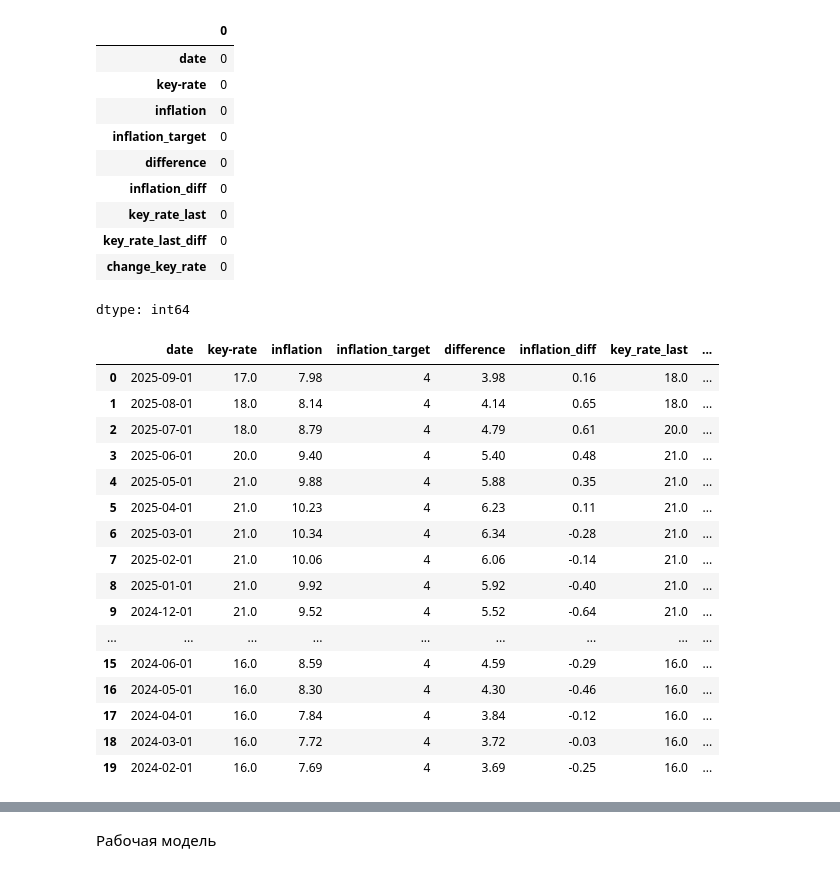
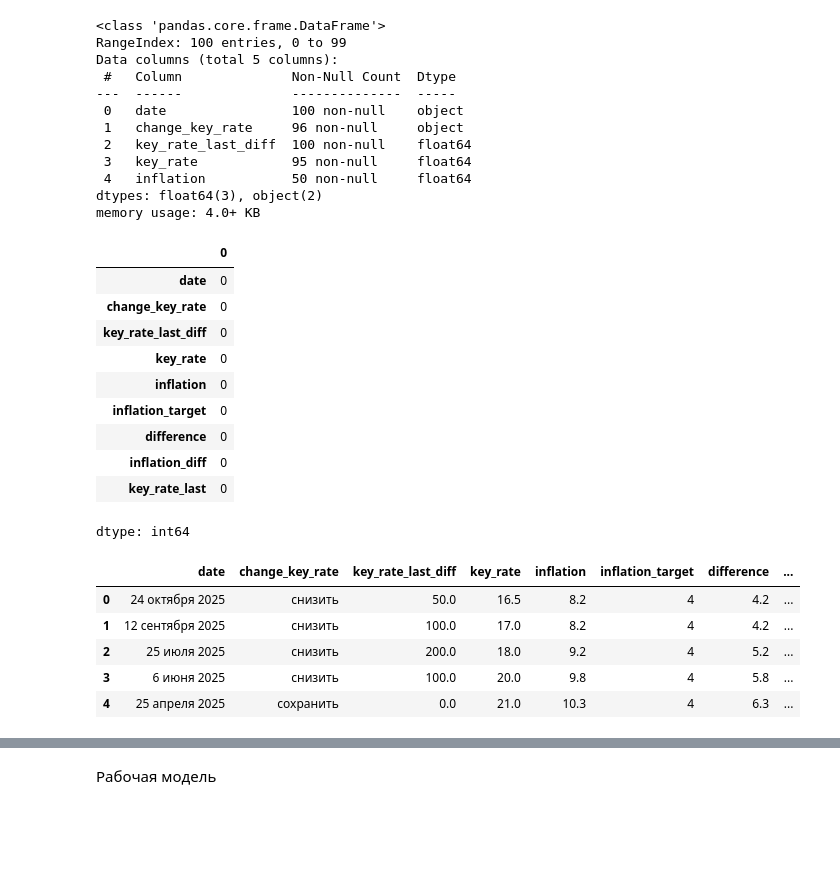
Before and after one commit to HSEAi2025Team-7/keyRateForecast, a Jupyter notebook: ML_key_rate.ipynb, the cells around one changed output, grey strips where cells are left out. Drawn from its saved outputs; the diff is of its cells as text; code cells hidden in the pictures; blank space fills up the shorter version.

```diff
--- a/ML_key_rate.ipynb
+++ b/ML_key_rate.ipynb
@@ -17,4 +6,29 @@ key['inflation'] = key['inflation'].replace(',', '.', regex=True).astype(np.floa
+# %%
+key = pd.read_csv('https://raw.githubusercontent.com/HSEAi2025Team-7/keyRateForecast/Alex/cbr.csv')
+# %%
+key.info()
+# %% [output]
+<class 'pandas.core.frame.DataFrame'>
+RangeIndex: 100 entries, 0 to 99
+Data columns (total 5 columns):
+ #   Column              Non-Null Count  Dtype
+---  ------              --------------  -----
+ 0   date                100 non-null    object
+ 1   change_key_rate     96 non-null     object
+ 2   key_rate_last_diff  100 non-null    float64
+ 3   key_rate            95 non-null     float64
+ 4   inflation           50 non-null     float64
+dtypes: float64(3), object(2)
+memory usage: 4.0+ KB
 # %%
+# заполняем медианой change_key_rate
+key['change_key_rate'] = key['change_key_rate'].fillna('сохранить')
+# заполняем медианой key_rate
+med_key_rate = key['key_rate'].median()
+key['key_rate'] = key['key_rate'].fillna(med_key_rate)
+# заполняем пропуск медианой
+med_inflation = key["inflation"].median()
+key["inflation"] = key["inflation"].fillna(med_inflation)
 # добавляем колонку цель по инфляции = 4
 key['inflation_target'] = 4
 # добавляем колонку разница между инфляцией и целью по инфляции
@@ -25,56 +39,31 @@ key['inflation_diff'] = key['inflation'].diff().shift(-1)
 med_inflation_diff = key["inflation_diff"].median()
 key["inflation_diff"] = key["inflation_diff"].fillna(med_inflation_diff)
 # прошлая ключевая ставка
-key['key_rate_last'] = key['key-rate'].shift(-1)
+key['key_rate_last'] = key['key_rate'].shift(-1)
 med_key_rate_last = key['key_rate_last'].median()
 key['key_rate_last'] = key['key_rate_last'].fillna(med_key_rate_last)
-# на сколько изменилась ставка
-key['key_rate_last_diff'] = key['key_rate_last'].diff().shift(-1)
-med_key_rate_diff = key["key_rate_last_diff"].median()
-key["key_rate_last_diff"] = key["key_rate_last_diff"].fillna(med_key_rate_diff)
-# добавляем колонку изменение ключевой ставки
-key['change_key_rate'] = np.sign(key['key-rate'].diff()).astype('Int64').shift(-1)
-med_change_key_rate = key["change_key_rate"].median()
-key["change_key_rate"] = key["change_key_rate"].fillna(med_change_key_rate)
 # %%
 key.isna().sum()
 # %% [output]
 |  | 0 |
 | date | 0 |
-| key-rate | 0 |
+| change_key_rate | 0 |
+| key_rate_last_diff | 0 |
+| key_rate | 0 |
 | inflation | 0 |
 | inflation_target | 0 |
 | difference | 0 |
 | inflation_diff | 0 |
 | key_rate_last | 0 |
-| key_rate_last_diff | 0 |
-| change_key_rate | 0 |
 dtype: int64
-# %%
-dollar = pd.read_csv('https://raw.githubusercontent.com/HSEAi2025Team-7/keyRateForecast/Liza/currency_rate.csv')
-dollar["date"] = pd.to_datetime(dollar["date"], format="%d.%m.%Y")
-dollar['dollar_rate'] = dollar['dollar_rate'].replace(',', '.', regex=True).astype(np.float64)
-dollar_month = (dollar.set_index('date').resample('MS')['dollar_rate'].first().reset_index())
-key = key.merge(dollar_month, on='date', how='left')
 # %%
-key.head(20)
+key.head()
 # %% [output]
-|  | date | key-rate | inflation | inflation_target | difference | inflation_diff | key_rate_last | ... |
-| 0 | 2025-09-01 | 17.0 | 7.98 | 4 | 3.98 | 0.16 | 18.0 | ... |
-| 1 | 2025-08-01 | 18.0 | 8.14 | 4 | 4.14 | 0.65 | 18.0 | ... |
-| 2 | 2025-07-01 | 18.0 | 8.79 | 4 | 4.79 | 0.61 | 20.0 | ... |
-| 3 | 2025-06-01 | 20.0 | 9.40 | 4 | 5.40 | 0.48 | 21.0 | ... |
-| 4 | 2025-05-01 | 21.0 | 9.88 | 4 | 5.88 | 0.35 | 21.0 | ... |
-| 5 | 2025-04-01 | 21.0 | 10.23 | 4 | 6.23 | 0.11 | 21.0 | ... |
-| 6 | 2025-03-01 | 21.0 | 10.34 | 4 | 6.34 | -0.28 | 21.0 | ... |
-| 7 | 2025-02-01 | 21.0 | 10.06 | 4 | 6.06 | -0.14 | 21.0 | ... |
-| 8 | 2025-01-01 | 21.0 | 9.92 | 4 | 5.92 | -0.40 | 21.0 | ... |
-| 9 | 2024-12-01 | 21.0 | 9.52 | 4 | 5.52 | -0.64 | 21.0 | ... |
-| ... | ... | ... | ... | ... | ... | ... | ... | ... |
-| 15 | 2024-06-01 | 16.0 | 8.59 | 4 | 4.59 | -0.29 | 16.0 | ... |
-| 16 | 2024-05-01 | 16.0 | 8.30 | 4 | 4.30 | -0.46 | 16.0 | ... |
-| 17 | 2024-04-01 | 16.0 | 7.84 | 4 | 3.84 | -0.12 | 16.0 | ... |
-| 18 | 2024-03-01 | 16.0 | 7.72 | 4 | 3.72 | -0.03 | 16.0 | ... |
-| 19 | 2024-02-01 | 16.0 | 7.69 | 4 | 3.69 | -0.25 | 16.0 | ... |
+|  | date | change_key_rate | key_rate_last_diff | key_rate | inflation | inflation_target | difference | ... |
+| 0 | 24 октября 2025 | снизить | 50.0 | 16.5 | 8.2 | 4 | 4.2 | ... |
+| 1 | 12 сентября 2025 | снизить | 100.0 | 17.0 | 8.2 | 4 | 4.2 | ... |
+| 2 | 25 июля 2025 | снизить | 200.0 | 18.0 | 9.2 | 4 | 5.2 | ... |
+| 3 | 6 июня 2025 | снизить | 100.0 | 20.0 | 9.8 | 4 | 5.8 | ... |
+| 4 | 25 апреля 2025 | сохранить | 0.0 | 21.0 | 10.3 | 4 | 6.3 | ... |
 # %%
 # делим на матрицу признаков и целевую переменную
```
Also changed, not shown: parts of 12 cells of this notebook, 1 other file.
